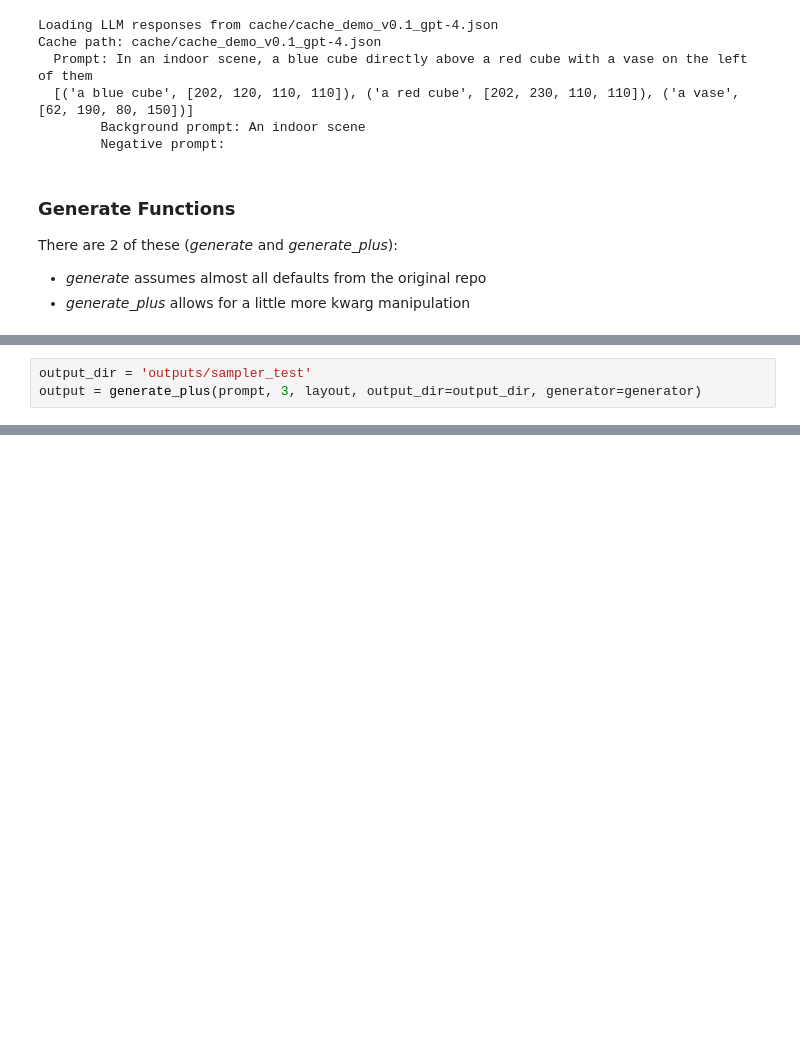
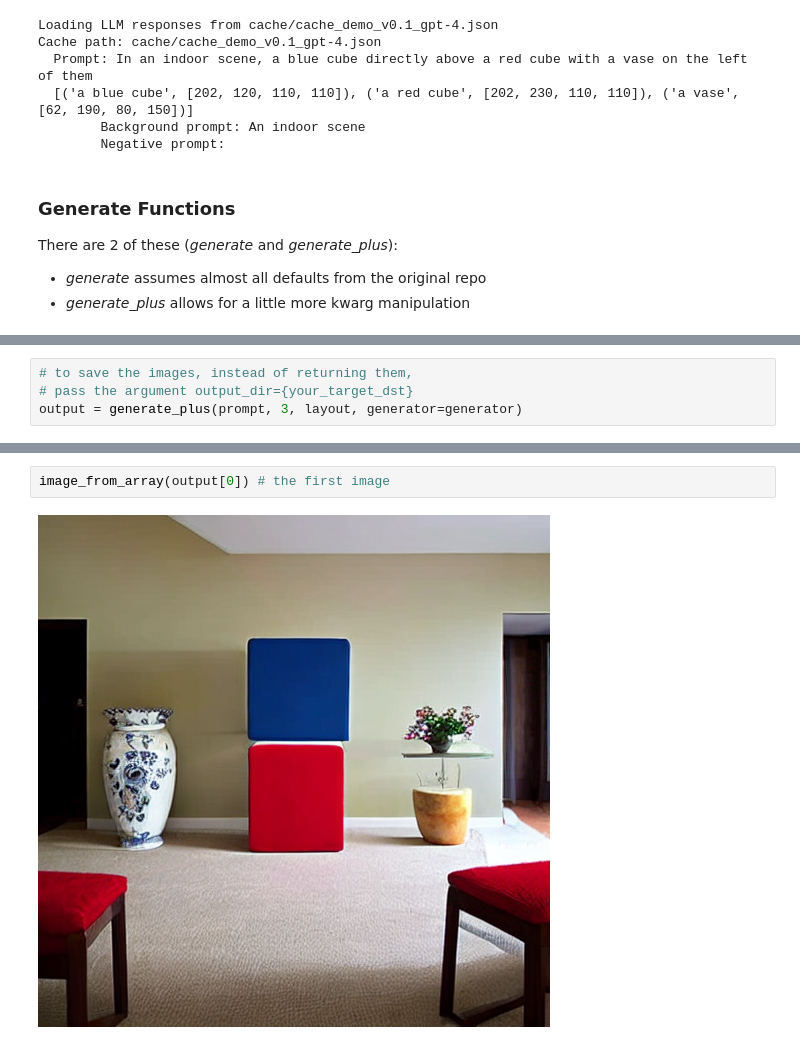
Before and after one commit to ColinConwell/LLM-Grounded-Diffusion, a Jupyter notebook: use_case.ipynb, the cells around one changed output, grey strips where cells are left out. Saved outputs shown, nothing was run; the diff lists cells and outputs as text; blank space fills up the shorter version.

```diff
--- a/use_case.ipynb
+++ b/use_case.ipynb
@@ -49,6 +45,7 @@ Defaulting to unsafe serialization. Pass `allow_pickle=False` to raise an error
 # %%
-output_dir = 'outputs/sampler_test'
-output = generate_plus(prompt, 3, layout, output_dir=output_dir, generator=generator)
+# to save the images, instead of returning them,
+# pass the argument output_dir={your_target_dst}
+output = generate_plus(prompt, 3, layout, generator=generator)
 # %% [output]
 Now generating 3 samples with layout:
  {'prompt': 'In an indoor scene, a blue cube directly above a red cube with a vase on the left of them', 'gen_boxes': [('a blue cube', (202, 120, 110, 110)), ('a red cube', (202, 230, 110, 110)), ('a  ...
@@ -63,0 +77,4 @@ Generation from composed latents (with semantic guidance)
+# %%
+image_from_array(output[0]) # the first image
+# %% [output]
+[figure, added]
```
Also changed, not shown: parts of 5 cells of this notebook, 1 other file.
